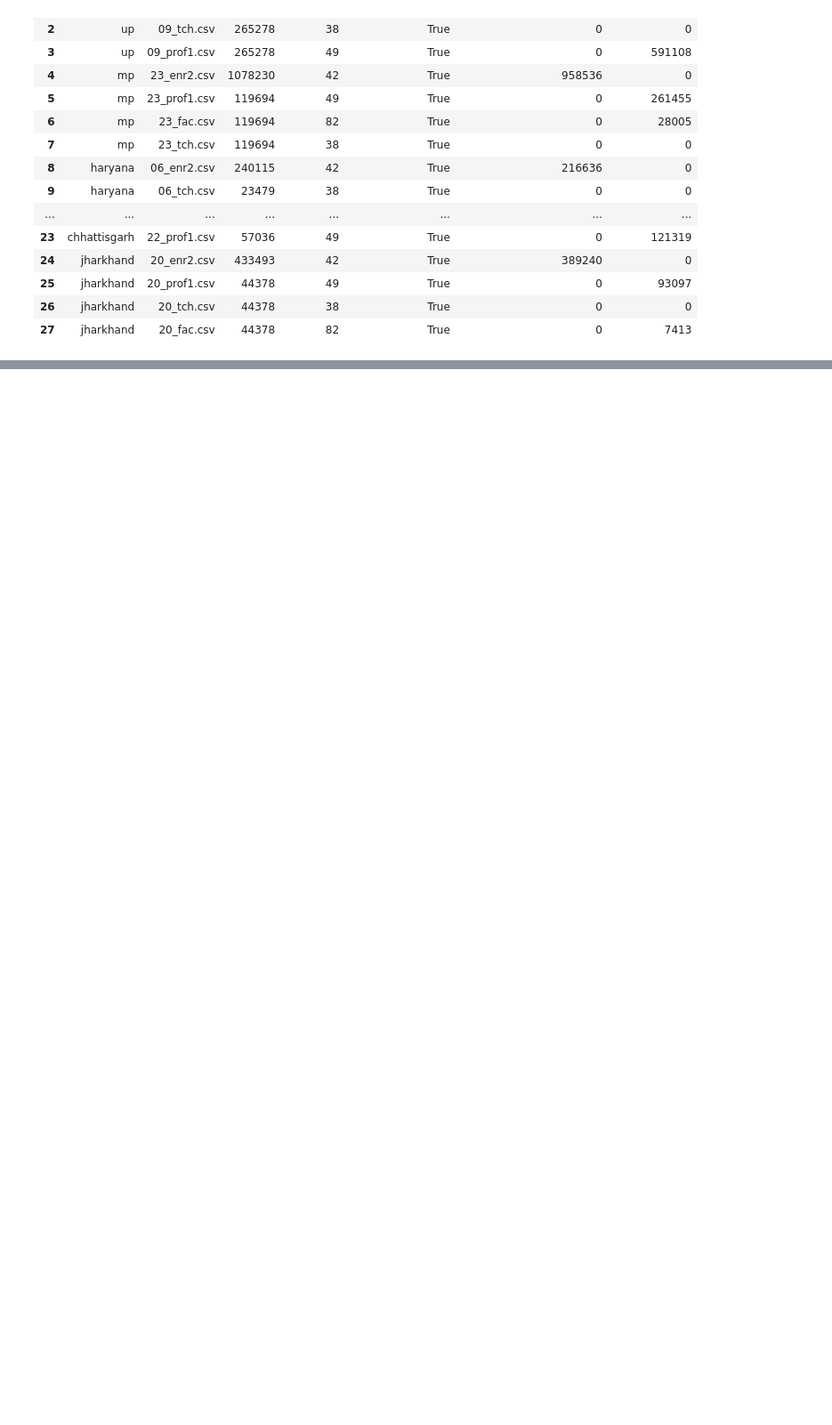
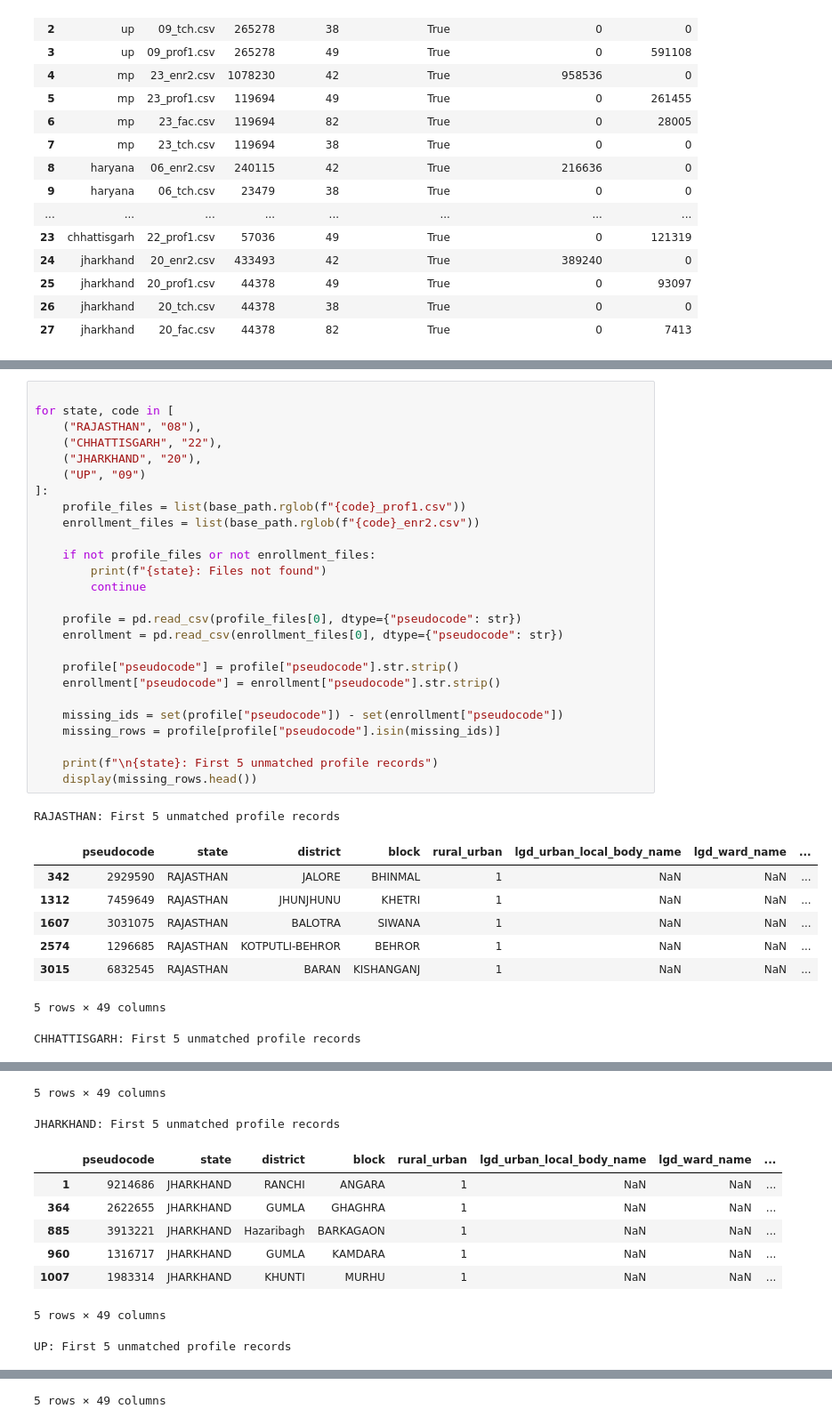
Before and after one commit to mukulyadav0118/india-school-education-analytics, a Jupyter notebook: 01_data_inspection.ipynb, the cells around one changed output, grey strips where cells are left out. Shown at 89% size. Cells and saved outputs as stored; diff of their text form; blank space fills up the shorter version.

```diff
--- a/01_data_inspection.ipynb
+++ b/01_data_inspection.ipynb
@@ -197,0 +1067,36 @@ display(summary_df)
+# %%
+
+for state, code in [
+    ("RAJASTHAN", "08"),
+    ("CHHATTISGARH", "22"),
+    ("JHARKHAND", "20"),
+    ("UP", "09")
+]:
+    profile_files = list(base_path.rglob(f"{code}_prof1.csv"))
+    enrollment_files = list(base_path.rglob(f"{code}_enr2.csv"))
+
+    if not profile_files or not enrollment_files:
+        print(f"{state}: Files not found")
+        continue
+
+    profile = pd.read_csv(profile_files[0], dtype={"pseudocode": str})
+    enrollment = pd.read_csv(enrollment_files[0], dtype={"pseudocode": str})
+
+    profile["pseudocode"] = profile["pseudocode"].str.strip()
+    enrollment["pseudocode"] = enrollment["pseudocode"].str.strip()
+
+    missing_ids = set(profile["pseudocode"]) - set(enrollment["pseudocode"])
+    missing_rows = profile[profile["pseudocode"].isin(missing_ids)]
+
+    print(f"\n{state}: First 5 unmatched profile records")
+    display(missing_rows.head())
+# %% [output]
+RAJASTHAN: First 5 unmatched profile records
+|  | pseudocode | state | district | block | rural_urban | lgd_urban_local_body_name | lgd_ward_name | ... |
+| 342 | 2929590 | RAJASTHAN | JALORE | BHINMAL | 1 | NaN | NaN | ... |
+| 1312 | 7459649 | RAJASTHAN | JHUNJHUNU | KHETRI | 1 | NaN | NaN | ... |
+| 1607 | 3031075 | RAJASTHAN | BALOTRA | SIWANA | 1 | NaN | NaN | ... |
+| 2574 | 1296685 | RAJASTHAN | KOTPUTLI-BEHROR | BEHROR | 1 | NaN | NaN | ... |
+| 3015 | 6832545 | RAJASTHAN | BARAN | KISHANGANJ | 1 | NaN | NaN | ... |
+5 rows × 49 columns
+CHHATTISGARH: First 5 unmatched profile records
@@ -197,0 +1109,10 @@ display(summary_df)
+5 rows × 49 columns
+JHARKHAND: First 5 unmatched profile records
+|  | pseudocode | state | district | block | rural_urban | lgd_urban_local_body_name | lgd_ward_name | ... |
+| 1 | 9214686 | JHARKHAND | RANCHI | ANGARA | 1 | NaN | NaN | ... |
+| 364 | 2622655 | JHARKHAND | GUMLA | GHAGHRA | 1 | NaN | NaN | ... |
+| 885 | 3913221 | JHARKHAND | Hazaribagh | BARKAGAON | 1 | NaN | NaN | ... |
+| 960 | 1316717 | JHARKHAND | GUMLA | KAMDARA | 1 | NaN | NaN | ... |
+| 1007 | 1983314 | JHARKHAND | KHUNTI | MURHU | 1 | NaN | NaN | ... |
+5 rows × 49 columns
+UP: First 5 unmatched profile records
@@ -197,0 +1125 @@ display(summary_df)
+5 rows × 49 columns
```
Also changed, not shown: parts of 22 cells of this notebook.
